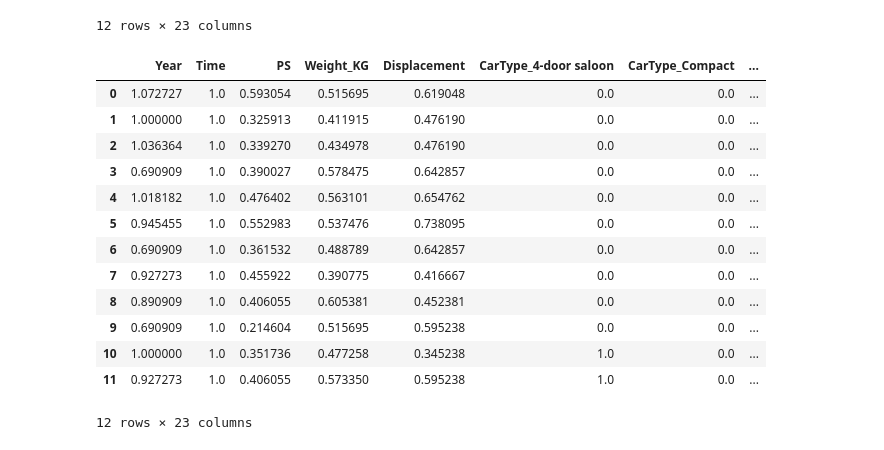
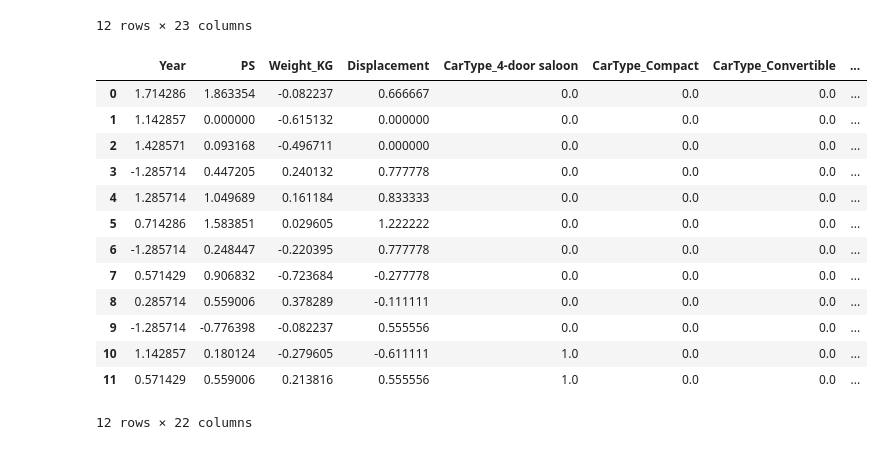
Before and after one commit to RJMNillo/LagunaSecaLapTimes, a Jupyter notebook: PredictingLapTimes.ipynb, the cells around one changed output. Cells and saved outputs as stored; diff of their text form; code cells hidden in the pictures.

```diff
--- a/PredictingLapTimes.ipynb
+++ b/PredictingLapTimes.ipynb
@@ -204,7 +180,9 @@ scaleddf
 # %% [markdown]
 We can now split our data.
 # %%
-x = scaleddf.drop(columns="Time")
-y = scaleddf["Time"]
+x = newdf.drop(columns="Time")
+y = newdf["Time"]
 
 x_train, x_test, y_train, y_test = train_test_split(x, y, test_size= 0.2, random_state=42)
+
+x_train
@@ -211,3 +203,13 @@ x_train, x_test, y_train, y_test = train_test_split(x, y, test_size= 0.2, random
+# %%
+scaleboi = RobustScaler()
+
+x_traininit = scaleboi.fit_transform(x_train)
+
+x_train = pd.DataFrame(x_traininit, columns = x.columns)
+
+x_testinit = scaleboi.transform(x_test)
+
+x_test = pd.DataFrame(x_testinit, columns = x.columns)
 # %% [markdown]
 ## Optimizing and fitting the models
 
@@ -562,23 +574,23 @@ newpreddf
 | 11 | 2017 | 132.67 | 600 | 1670 | 5.0 | 1 | 0 | ... |
 12 rows × 23 columns
 # %%
-scaledpred = fitter.transform(newpreddf)
+scaledpred = scaleboi.transform(newpreddf.drop(columns=["Time"]))
 
-scaledpreddf = pd.DataFrame(scaledpred, columns = newpreddf.columns)
+scaledpreddf = pd.DataFrame(scaledpred, columns = x.columns)
 
 scaledpreddf
 # %% [output]
-|  | Year | Time | PS | Weight_KG | Displacement | CarType_4-door saloon | CarType_Compact | ... |
-| 0 | 1.072727 | 1.0 | 0.593054 | 0.515695 | 0.619048 | 0.0 | 0.0 | ... |
-| 1 | 1.000000 | 1.0 | 0.325913 | 0.411915 | 0.476190 | 0.0 | 0.0 | ... |
-| 2 | 1.036364 | 1.0 | 0.339270 | 0.434978 | 0.476190 | 0.0 | 0.0 | ... |
-| 3 | 0.690909 | 1.0 | 0.390027 | 0.578475 | 0.642857 | 0.0 | 0.0 | ... |
-| 4 | 1.018182 | 1.0 | 0.476402 | 0.563101 | 0.654762 | 0.0 | 0.0 | ... |
-| 5 | 0.945455 | 1.0 | 0.552983 | 0.537476 | 0.738095 | 0.0 | 0.0 | ... |
-| 6 | 0.690909 | 1.0 | 0.361532 | 0.488789 | 0.642857 | 0.0 | 0.0 | ... |
-| 7 | 0.927273 | 1.0 | 0.455922 | 0.390775 | 0.416667 | 0.0 | 0.0 | ... |
-| 8 | 0.890909 | 1.0 | 0.406055 | 0.605381 | 0.452381 | 0.0 | 0.0 | ... |
-| 9 | 0.690909 | 1.0 | 0.214604 | 0.515695 | 0.595238 | 0.0 | 0.0 | ... |
-| 10 | 1.000000 | 1.0 | 0.351736 | 0.477258 | 0.345238 | 1.0 | 0.0 | ... |
-| 11 | 0.927273 | 1.0 | 0.406055 | 0.573350 | 0.595238 | 1.0 | 0.0 | ... |
+|  | Year | PS | Weight_KG | Displacement | CarType_4-door saloon | CarType_Compact | CarType_Convertible | ... |
+| 0 | 1.714286 | 1.863354 | -0.082237 | 0.666667 | 0.0 | 0.0 | 0.0 | ... |
+| 1 | 1.142857 | 0.000000 | -0.615132 | 0.000000 | 0.0 | 0.0 | 0.0 | ... |
+| 2 | 1.428571 | 0.093168 | -0.496711 | 0.000000 | 0.0 | 0.0 | 0.0 | ... |
+| 3 | -1.285714 | 0.447205 | 0.240132 | 0.777778 | 0.0 | 0.0 | 0.0 | ... |
+| 4 | 1.285714 | 1.049689 | 0.161184 | 0.833333 | 0.0 | 0.0 | 0.0 | ... |
+| 5 | 0.714286 | 1.583851 | 0.029605 | 1.222222 | 0.0 | 0.0 | 0.0 | ... |
+| 6 | -1.285714 | 0.248447 | -0.220395 | 0.777778 | 0.0 | 0.0 | 0.0 | ... |
+| 7 | 0.571429 | 0.906832 | -0.723684 | -0.277778 | 0.0 | 0.0 | 0.0 | ... |
+| 8 | 0.285714 | 0.559006 | 0.378289 | -0.111111 | 0.0 | 0.0 | 0.0 | ... |
+| 9 | -1.285714 | -0.776398 | -0.082237 | 0.555556 | 0.0 | 0.0 | 0.0 | ... |
+| 10 | 1.142857 | 0.180124 | -0.279605 | -0.611111 | 1.0 | 0.0 | 0.0 | ... |
+| 11 | 0.571429 | 0.559006 | 0.213816 | 0.555556 | 1.0 | 0.0 | 0.0 | ... |
-12 rows × 23 columns
+12 rows × 22 columns
```
Also changed, not shown: parts of 27 cells of this notebook.
